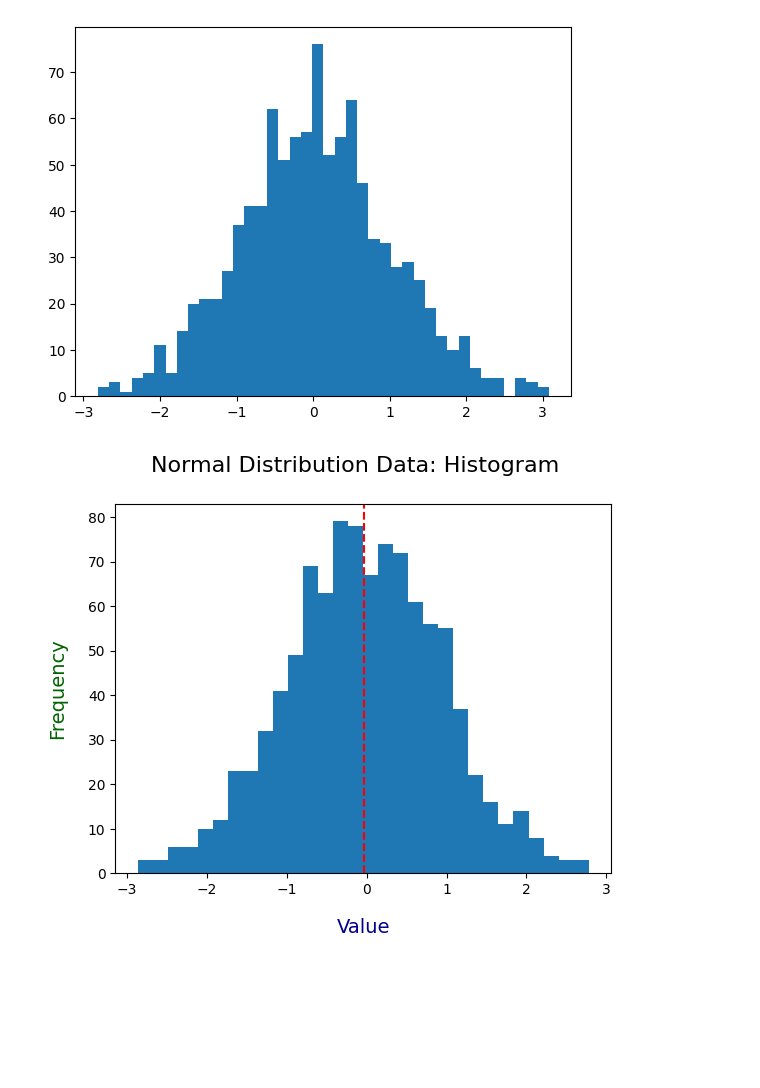
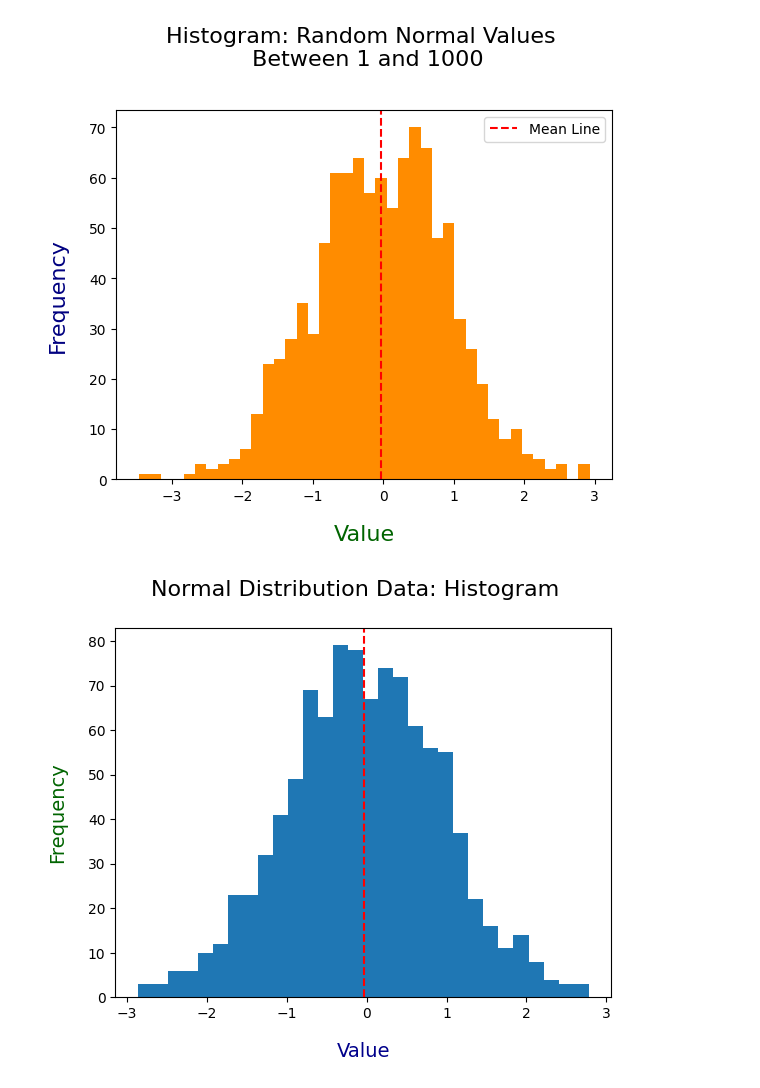
Before and after one commit to designer24-7/Data110, a Jupyter notebook: Homework/Week-3/Week-3_Obtaining-Data-Vis_Ddouglass.ipynb, the cells around one changed output. Saved outputs shown, nothing was run; the diff lists cells and outputs as text; code cells hidden in the pictures; blank space fills up the shorter version.

```diff
--- a/Homework/Week-3/Week-3_Obtaining-Data-Vis_Ddouglass.ipynb
+++ b/Homework/Week-3/Week-3_Obtaining-Data-Vis_Ddouglass.ipynb
@@ -53,17 +51,22 @@ plt.show()
 # %%
 ## 1. Modify Bin Count: Experiment with the bins parameter by choosing at least two different values other than 30. Observe how the histogram's appearance changes
 ##    with more or fewer bins
 
 import numpy as np
 
 # Generate random numbers from a normal distribution
 data = np.random.normal(0, 1, 1000)
 
 # Plot histogram
-plt.hist(data,bins=40)
+plt.hist(data,bins=40, color='darkorange')
+plt.axvline(data.mean(), color='red', linestyle='dashed', linewidth=1.5)
+plt.title('Histogram: Random Normal Values \n Between 1 and 1000', fontsize=16, pad=32)
+plt.xlabel('Value', color="darkgreen", fontsize=16, labelpad=15)
+plt.ylabel('Frequency', color="navy", fontsize=16, labelpad=15)
+plt.legend(['Mean Line'])
 plt.show()
 # %% [output]
-[figure, old version]
+[figure, new version]
 # %%
 ## 2. Add Titles and Labels: Improve the readability of the plot by adding an appropriate title to the histogram.
 ##   Also, label the x-axis as 'Value' and the y-axis as 'Frequency'.
```
Also changed, not shown: parts of 13 cells of this notebook.
